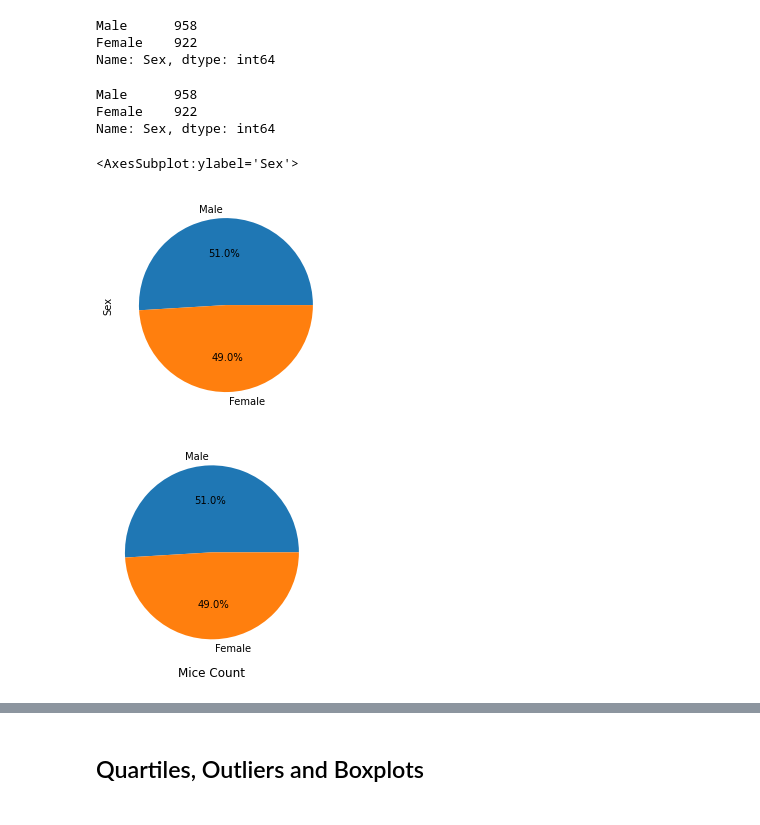
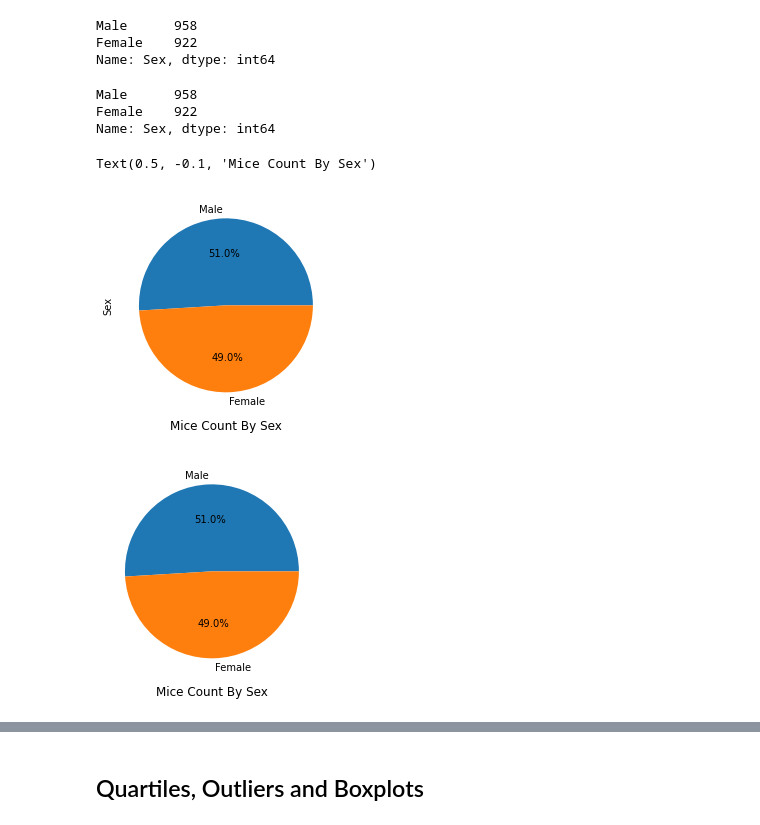
Before and after one commit to harikapeddi/Pymaceuticals---Matplotlib, a Jupyter notebook: pymaceuticals_starter.ipynb, the cells around one changed output, grey strips where cells are left out. Drawn from its saved outputs; the diff is of its cells as text; code cells hidden in the pictures.

Commit message:
complete untill boxplots and finding the outlier mouse

```diff
--- a/pymaceuticals_starter.ipynb
+++ b/pymaceuticals_starter.ipynb
@@ -205,34 +193,29 @@ clean_df['Sex'].value_counts()
 Male      958
 Female    922
 Name: Sex, dtype: int64
-# %%
-gcount_df = clean_df['Sex'].value_counts()
-# gcount_df = pd.DataFrame({'Mice Count':clean_df.groupby(['Sex'])['Mouse ID'].count()})
-
-# gcount_df.reset_index(inplace=True)
-gcount_df
-# %% [output]
-Male      958
-Female    922
-Name: Sex, dtype: int64
+# %%
+gcount_df = clean_df['Sex'].value_counts()
+
+gcount_df
+# %% [output]
+Male      958
+Female    922
+Name: Sex, dtype: int64
 # %%
 # Generate a pie plot showing the distribution of female versus male mice using pandas
 
-# gcount_df = pd.DataFrame({'Mice Count':clean_df.groupby(['Sex'])['Mouse ID'].count()})
-
-# gcount_df.reset_index(inplace=True)
 gcount_df
 gcount_df.plot.pie(legend=False, autopct="%1.1f%%")
-# plt.title('Mice Count')
+plt.title('Mice Count By Sex', y=-0.1)
 # %% [output]
-<AxesSubplot:ylabel='Sex'>
+Text(0.5, -0.1, 'Mice Count By Sex')
-[figure, old version]
+[figure, new version]
 # %%
 # Generate a pie plot showing the distribution of female versus male mice using pyplot
 plt.pie(gcount_df, labels=list(gcount_df.index), autopct="%1.1f%%")
 
-plt.title('Mice Count', loc='center', y=-0.1)
+plt.title('Mice Count By Sex', loc='center', y=-0.1)
 
 plt.show()
 # %% [output]
-[figure, old version]
+[figure, new version]
```
Also changed, not shown: parts of 26 cells of this notebook.
